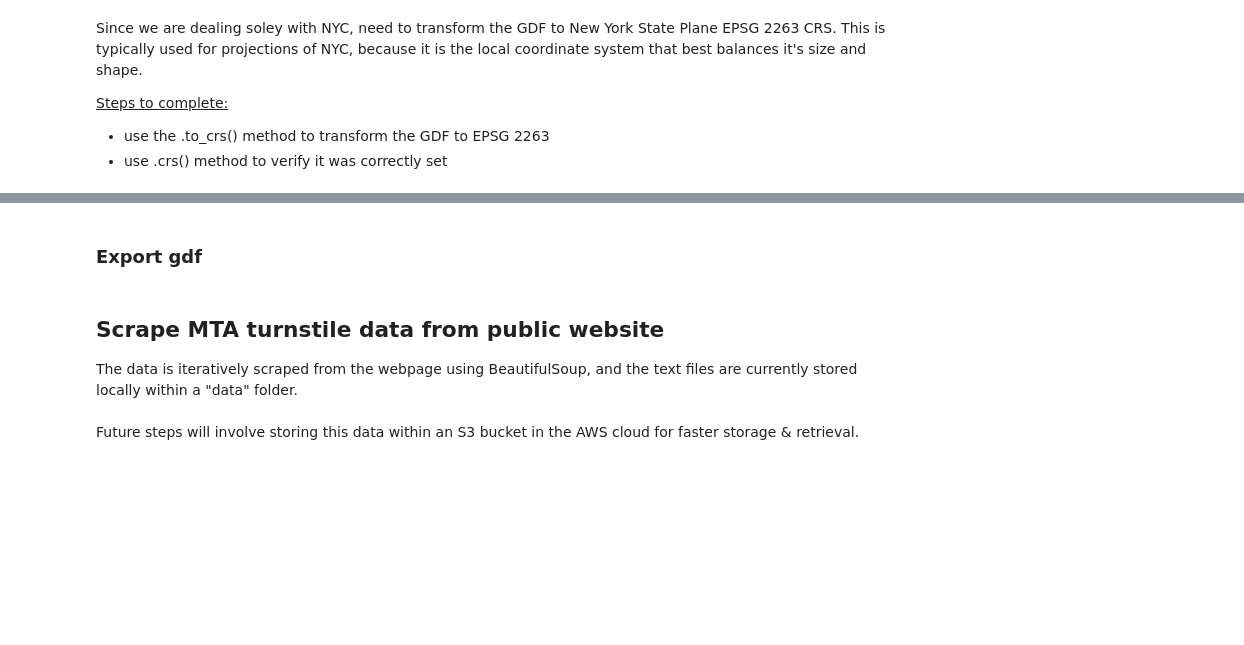
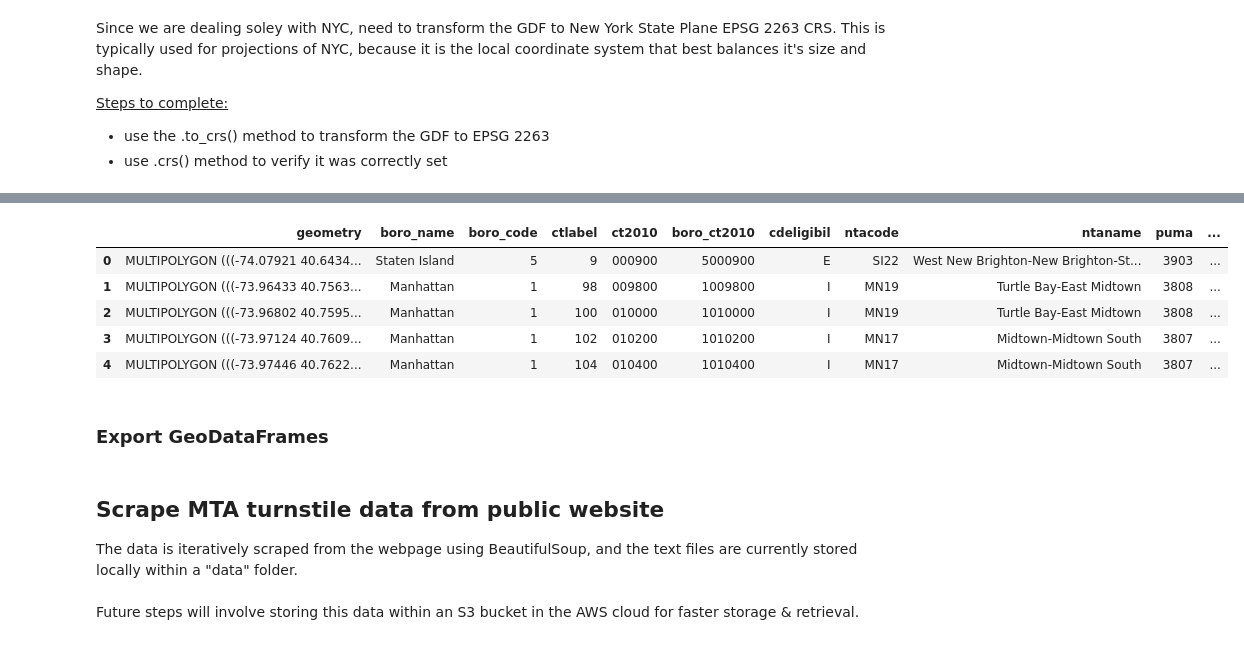
Before and after one commit to justinm0rgan/mta-turnstile-covid, a Jupyter notebook: collection-and-cleaning.ipynb, the cells around one changed output, grey strips where cells are left out. Cells and saved outputs as stored; diff of their text form; code cells hidden in the pictures; blank space fills up the shorter version.

Commit message:
updated collection and cleaning notebook with code to download modacta and ct shapefile through api

```diff
--- a/collection-and-cleaning.ipynb
+++ b/collection-and-cleaning.ipynb
@@ -73,0 +91,9 @@ memory usage: 22.3+ KB
+# %%
+# set client for request Socrata API
+client = Socrata("data.cityofnewyork.us", app_token)
+
+# get shapefile from Socrata API
+results = client.get("i69b-3rdj")
+
+# convert to geodataframe
+ct_gdf = gpd.GeoDataFrame(results)
@@ -82,9 +130,3 @@ Geometry column needs to be set.
 - set the geometry column to the transformed `the_geom` column
 - rename the `the_geom` column to `geometry`
 - check dtypes to ensure `geometry` column is properly formatted
-# %%
-# apply shape to geojson column to convert to geom
-gdf['the_geom'] = gdf['the_geom'].apply(shape)
-# %%
-# set geometry to the geom
-gdf.set_geometry('the_geom', inplace=True)
@@ -153,0 +140,17 @@ Datum: North American Datum 1983
+# %%
+# function to set the geometry for shapefiles
+def set_geom(gdf,geom_col,crs=2263):
+    """
+    function that converts geom column from a geojson to an
+    independent geometry with coordinates
+    sets the geometry column
+    sets CRS default is NAD 2263 for NYC
+    renames to geomtry
+    pass in df
+    pass in column name as string
+    """
+    gdf[geom_col] = gdf[geom_col].apply(shape)
+    gdf.set_geometry(geom_col, inplace=True)
+    gdf.rename_geometry('geometry', inplace=True)
+    gdf.set_crs(2263, inplace=True)
+    return gdf.head()
@@ -154,4 +175,13 @@ Datum: North American Datum 1983
+# %%
+set_geom(ct_gdf, 'the_geom')
+# %% [output]
+|  | geometry | boro_name | boro_code | ctlabel | ct2010 | boro_ct2010 | cdeligibil | ntacode | ntaname | puma | ... |
+| 0 | MULTIPOLYGON (((-74.07921 40.6434... | Staten Island | 5 | 9 | 000900 | 5000900 | E | SI22 | West New Brighton-New Brighton-St... | 3903 | ... |
+| 1 | MULTIPOLYGON (((-73.96433 40.7563... | Manhattan | 1 | 98 | 009800 | 1009800 | I | MN19 | Turtle Bay-East Midtown | 3808 | ... |
+| 2 | MULTIPOLYGON (((-73.96802 40.7595... | Manhattan | 1 | 100 | 010000 | 1010000 | I | MN19 | Turtle Bay-East Midtown | 3808 | ... |
+| 3 | MULTIPOLYGON (((-73.97124 40.7609... | Manhattan | 1 | 102 | 010200 | 1010200 | I | MN17 | Midtown-Midtown South | 3807 | ... |
+| 4 | MULTIPOLYGON (((-73.97446 40.7622... | Manhattan | 1 | 104 | 010400 | 1010400 | I | MN17 | Midtown-Midtown South | 3807 | ... |
 # %% [markdown]
-### Export gdf
+### Export GeoDataFrames
 # %%
 # export shapefile for import into data analysis notebook
```
Also changed, not shown: parts of 20 cells of this notebook.
